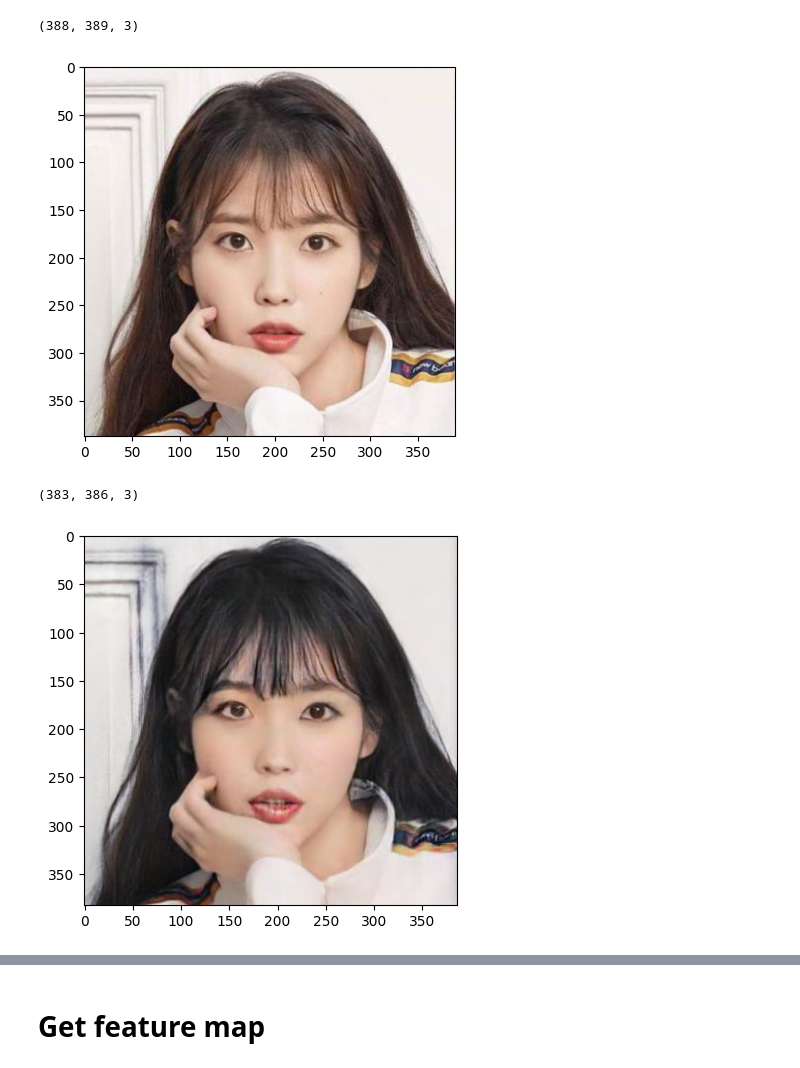
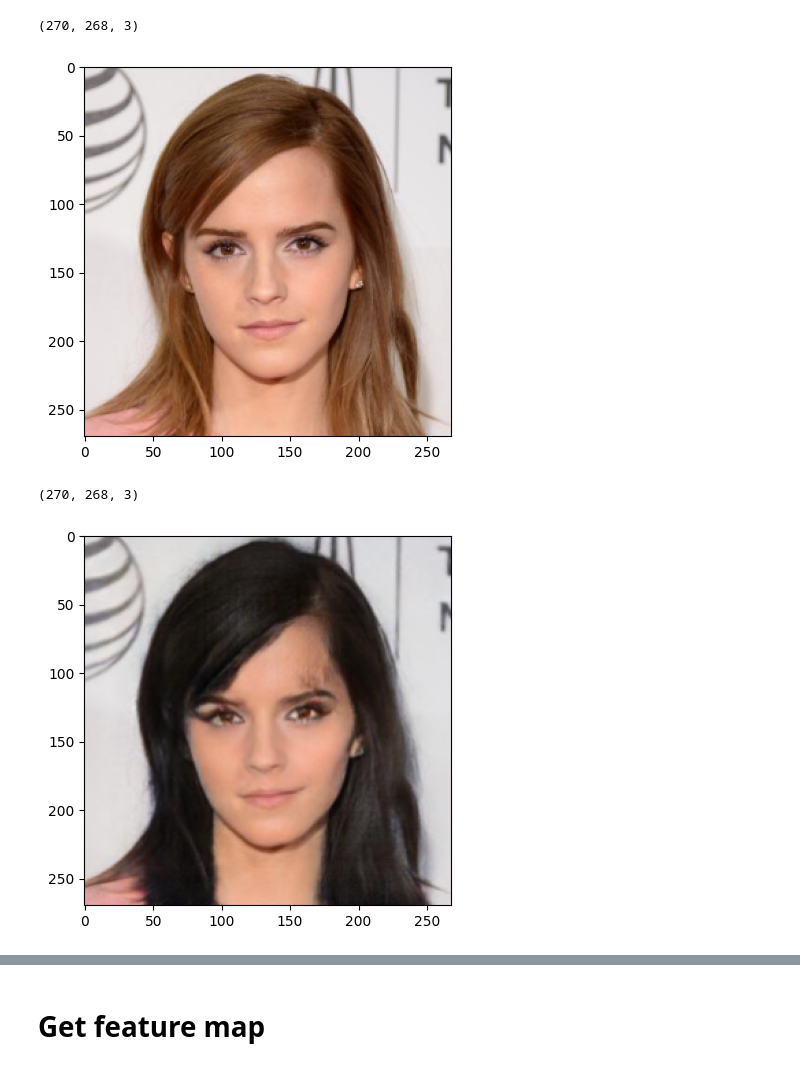
Before and after one commit to 1plus1equal3/FaceManipulationDetection, a Jupyter notebook: process_mask.ipynb, the cells around one changed output, grey strips where cells are left out. Cells and saved outputs as stored; diff of their text form; code cells hidden in the pictures.

```diff
--- a/process_mask.ipynb
+++ b/process_mask.ipynb
@@ -4,18 +4,19 @@ import numpy as np
 import seaborn as sns
 import matplotlib.pyplot as plt
 # %%
-real_image = cv2.imread('images/real_image5.png')
+real_image = cv2.imread('images/real_image2.png')
 real_image = cv2.cvtColor(real_image, cv2.COLOR_BGR2RGB)
 plt.imshow(real_image)
 print(real_image.shape)
 # %% [output]
-(388, 389, 3)
+(270, 268, 3)
-[figure, old version]
+[figure, new version]
 # %%
-fake_image = cv2.imread('images/fake_image5.png')
+fake_image = cv2.imread('images/fake_image2.png')
+fake_image = cv2.resize(fake_image, (real_image.shape[1], real_image.shape[0]))
 fake_image = cv2.cvtColor(fake_image, cv2.COLOR_BGR2RGB)
 plt.imshow(fake_image)
 print(fake_image.shape)
 # %% [output]
-(383, 386, 3)
+(270, 268, 3)
-[figure, old version]
+[figure, new version]
```
Also changed, not shown: parts of 9 cells of this notebook.
